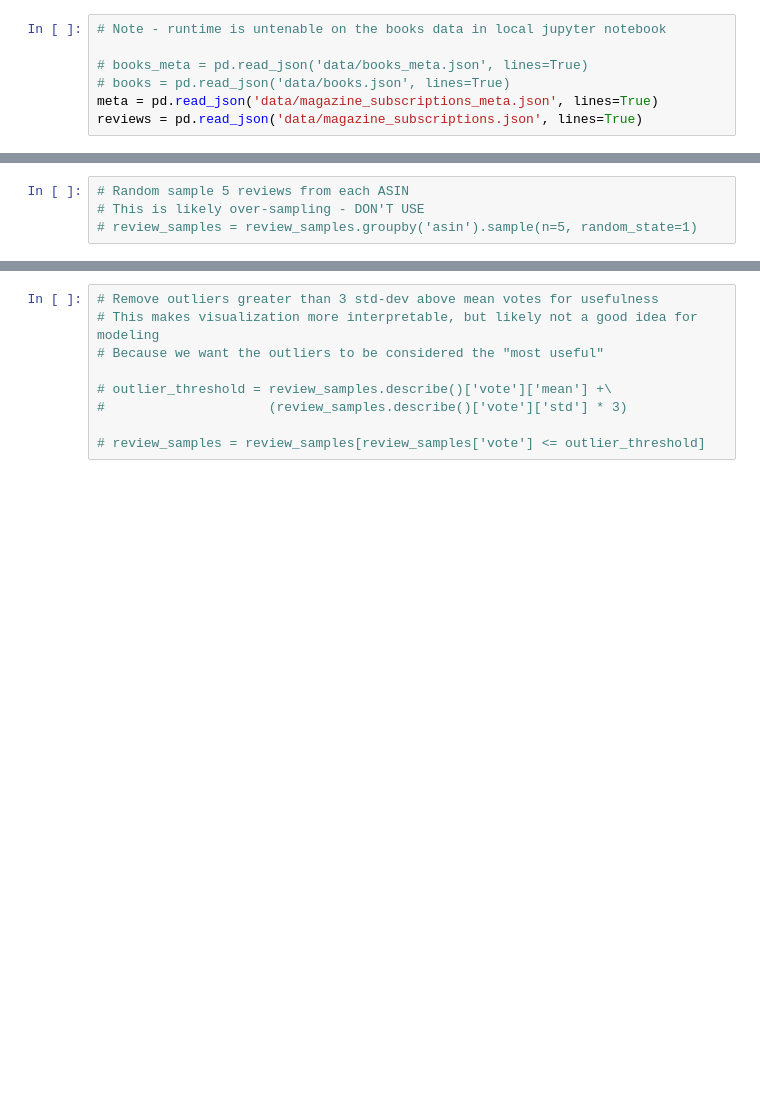
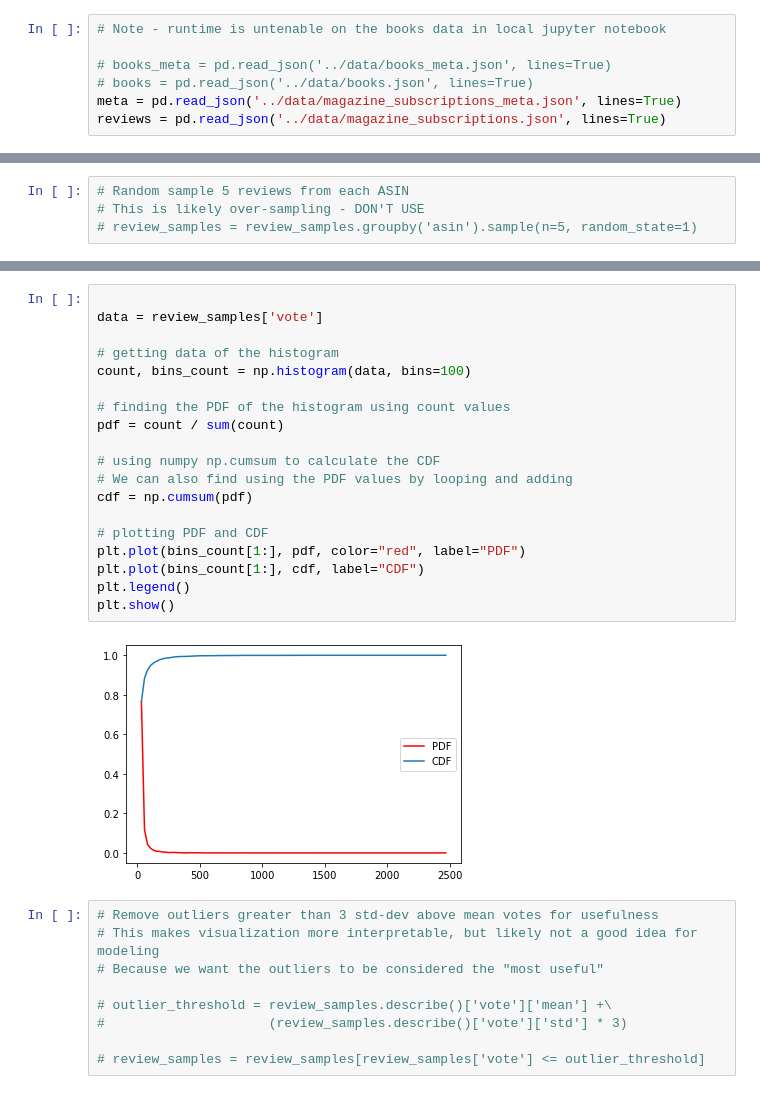
Before and after one commit to davidmiller2013/amazon-nlp-classification, a Jupyter notebook: notebooks/data-processing.ipynb, the cells around one changed output, grey strips where cells are left out. Drawn from its saved outputs; the diff is of its cells as text; blank space fills up the shorter version.

```diff
--- a/notebooks/data-processing.ipynb
+++ b/notebooks/data-processing.ipynb
@@ -88,10 +82,10 @@ mags_meta_pd = mags_meta.toPandas()
 # %%
 # Note - runtime is untenable on the books data in local jupyter notebook
 
-# books_meta = pd.read_json('data/books_meta.json', lines=True)
-# books = pd.read_json('data/books.json', lines=True)
-meta = pd.read_json('data/magazine_subscriptions_meta.json', lines=True)
-reviews = pd.read_json('data/magazine_subscriptions.json', lines=True)
+# books_meta = pd.read_json('../data/books_meta.json', lines=True)
+# books = pd.read_json('../data/books.json', lines=True)
+meta = pd.read_json('../data/magazine_subscriptions_meta.json', lines=True)
+reviews = pd.read_json('../data/magazine_subscriptions.json', lines=True)
 # %%
 # Drop duplicate records of a unique ASIN
 meta.drop_duplicates(subset='asin', inplace=True)
@@ -215,3 +361,24 @@ print(review_samples.shape)
+# %%
+
+data = review_samples['vote']
+
+# getting data of the histogram
+count, bins_count = np.histogram(data, bins=100)
+
+# finding the PDF of the histogram using count values
+pdf = count / sum(count)
+
+# using numpy np.cumsum to calculate the CDF
+# We can also find using the PDF values by looping and adding
+cdf = np.cumsum(pdf)
+
+# plotting PDF and CDF
+plt.plot(bins_count[1:], pdf, color="red", label="PDF")
+plt.plot(bins_count[1:], cdf, label="CDF")
+plt.legend()
+plt.show()
+# %% [output]
+[figure, added]
 # %%
 # Remove outliers greater than 3 std-dev above mean votes for usefulness
 # This makes visualization more interpretable, but likely not a good idea for modeling
```
Also changed, not shown: parts of 36 cells of this notebook, 1 other file.
